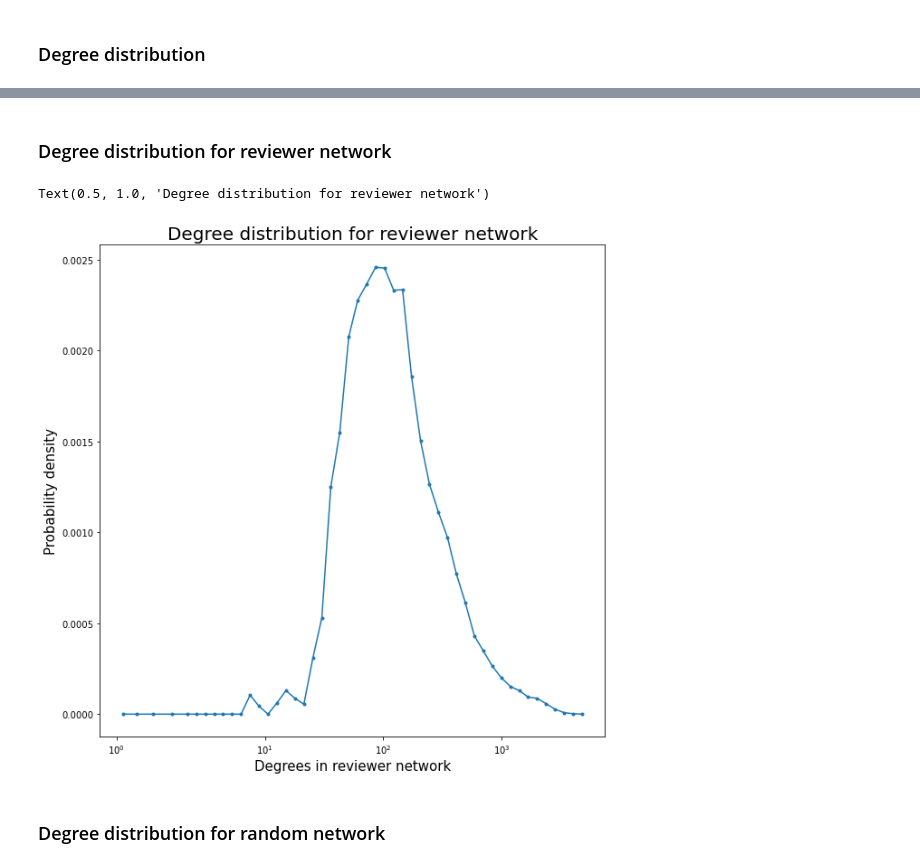
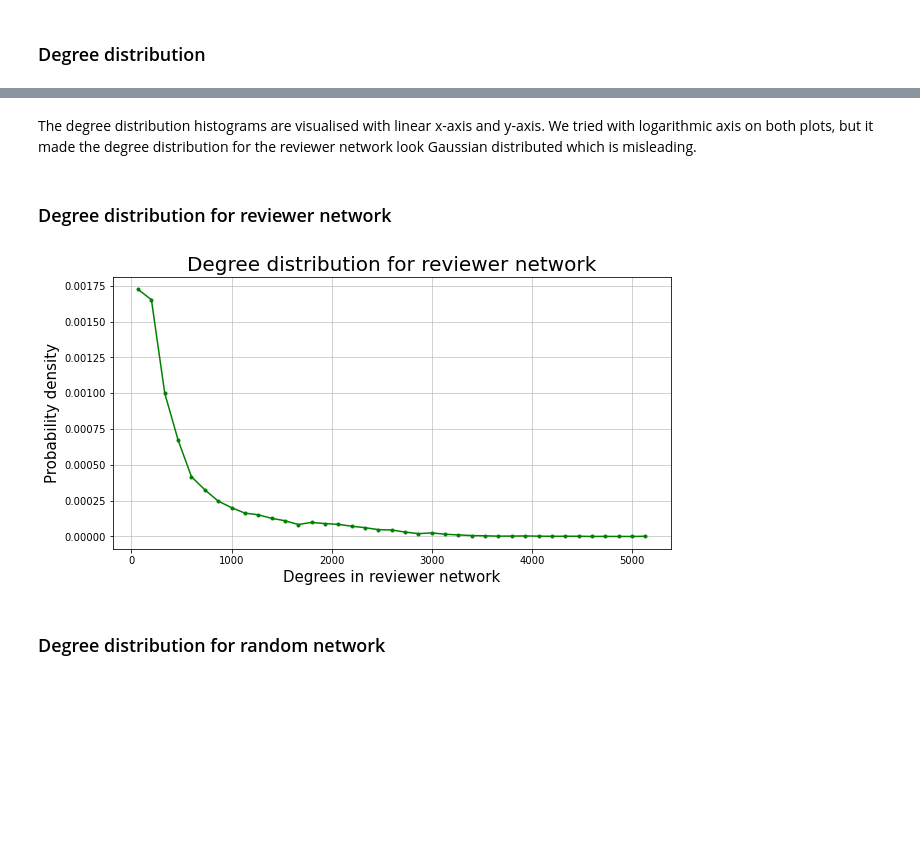
Before and after one commit to TECH-yufu/comsocsci2022-project, a Jupyter notebook: Explainer Notebook.ipynb, the cells around one changed output, grey strips where cells are left out. Drawn from its saved outputs; the diff is of its cells as text; code cells hidden in the pictures; blank space fills up the shorter version.

```diff
--- a/Explainer Notebook.ipynb
+++ b/Explainer Notebook.ipynb
@@ -634,7 +649,10 @@ print(np.min([i[1] for i in randomG.degree]), np.max([i[1] for i in randomG.degr
+# %% [markdown]
+The degree distribution histograms are visualised with linear x-axis and y-axis. We tried with logarithmic axis on both plots, but it made the degree distribution for the reviewer network look Gaussian distributed which is misleading.
 # %% [markdown]
 ### Degree distribution for reviewer network
 # %%
-bins = np.logspace(0, np.log10(5200), 50) # logarithmic binning
+# bins = np.logspace(0, np.log10(5200), 50) # logarithmic binning
+bins = np.linspace(0, 5200, 40) # linear binning
 # make histogram
 hist, edges = np.histogram([i[1] for i in G.degree], bins=bins, density=True)
 # make midpoints and width
@@ -642,16 +660,14 @@ x = (edges[1:] + edges[:-1]) / 2
 width = bins[1]-bins[0]
 # %%
 # plot histogram
-fig,ax = plt.subplots(figsize=(10,10))
-ax.plot(x, hist, marker=".")
+fig,ax = plt.subplots(figsize=(10,5))
+ax.plot(x, hist, marker=".", color='green')
 ax.set_xlabel("Degrees in reviewer network", size=15)
 ax.set_ylabel("Probability density", size=15)
-ax.set_xscale("symlog")
 ax.set_title("Degree distribution for reviewer network", size=20)
-# ax.set_yscale("symlog")
+ax.grid(alpha=0.7)
 # %% [output]
-Text(0.5, 1.0, 'Degree distribution for reviewer network')
-[figure, old version]
+[figure, new version]
 # %% [markdown]
 ### Degree distribution for random network
 # %%
```
Also changed, not shown: parts of 25 cells of this notebook.
